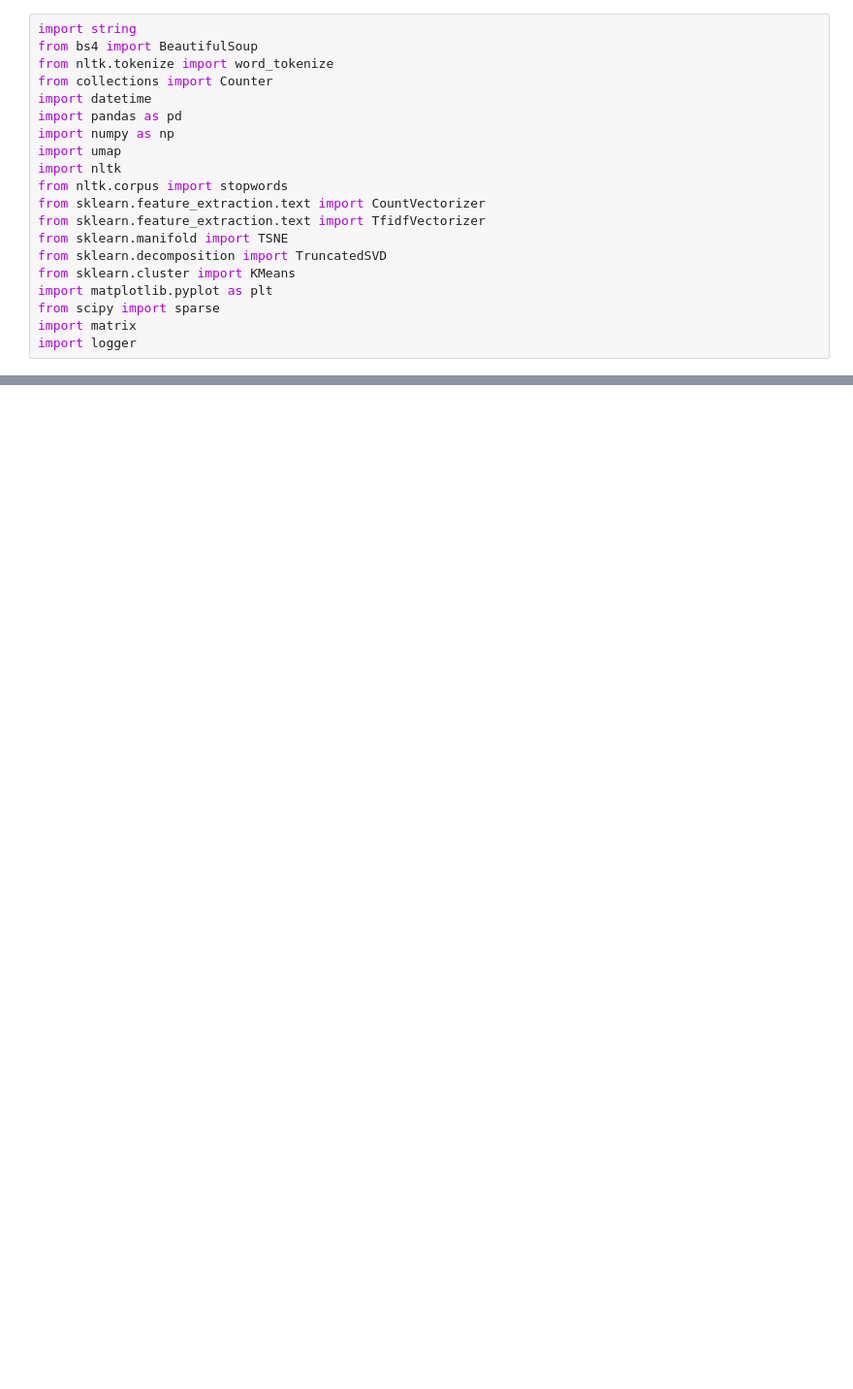
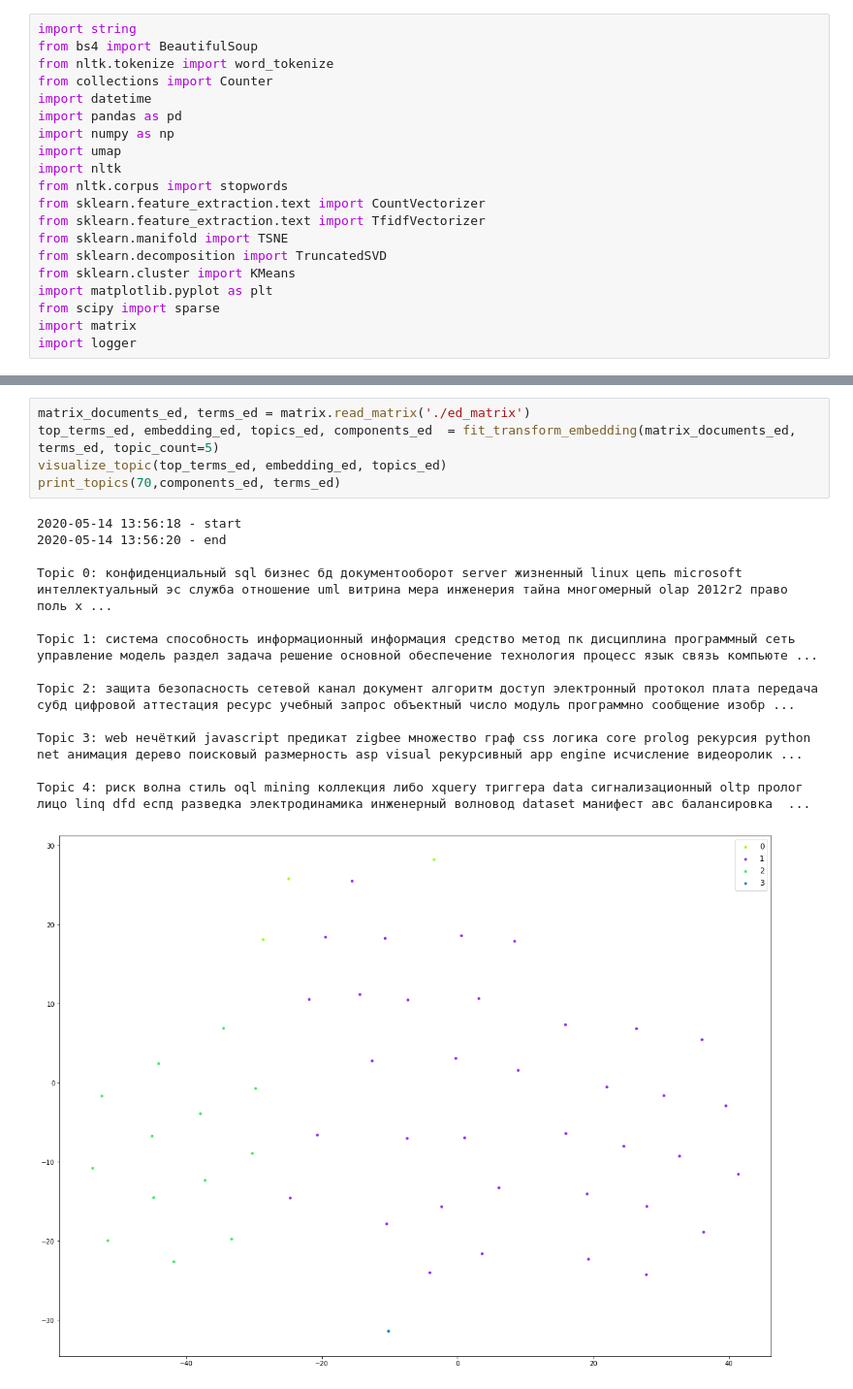
Before and after one commit to karamov-git/competency_analysis, a Jupyter notebook: src/competency_model.ipynb, the cells around one changed output, grey strips where cells are left out. Shown at 97% size. Saved outputs shown, nothing was run; the diff lists cells and outputs as text; blank space fills up the shorter version.

```diff
--- a/src/competency_model.ipynb
+++ b/src/competency_model.ipynb
@@ -101,0 +129,19 @@ Topic 24: клиент продажа интернет услуга цифров
+# %%
+matrix_documents_ed, terms_ed = matrix.read_matrix('./ed_matrix')
+top_terms_ed, embedding_ed, topics_ed, components_ed  = fit_transform_embedding(matrix_documents_ed, terms_ed, topic_count=5)
+visualize_topic(top_terms_ed, embedding_ed, topics_ed)
+print_topics(70,components_ed, terms_ed)
+# %% [output]
+2020-05-14 13:56:18 - start
+2020-05-14 13:56:20 - end
+
+Topic 0: конфиденциальный sql бизнес бд документооборот server жизненный linux цепь microsoft интеллектуальный эс служба отношение uml витрина мера инженерия тайна многомерный olap 2012r2 право поль х ...
+
+Topic 1: система способность информационный информация средство метод пк дисциплина программный сеть управление модель раздел задача решение основной обеспечение технология процесс язык связь компьюте ...
+
+Topic 2: защита безопасность сетевой канал документ алгоритм доступ электронный протокол плата передача субд цифровой аттестация ресурс учебный запрос объектный число модуль программно сообщение изобр ...
+
+Topic 3: web нечёткий javascript предикат zigbee множество граф css логика core prolog рекурсия python net анимация дерево поисковый размерность asp visual рекурсивный app engine исчисление видеоролик ...
+
+Topic 4: риск волна стиль oql mining коллекция либо xquery триггера data сигнализационный oltp пролог лицо linq dfd еспд разведка электродинамика инженерный волновод dataset манифест авс балансировка  ...
+[figure, added]
```
Also changed, not shown: parts of 6 cells of this notebook, 4 other files.
